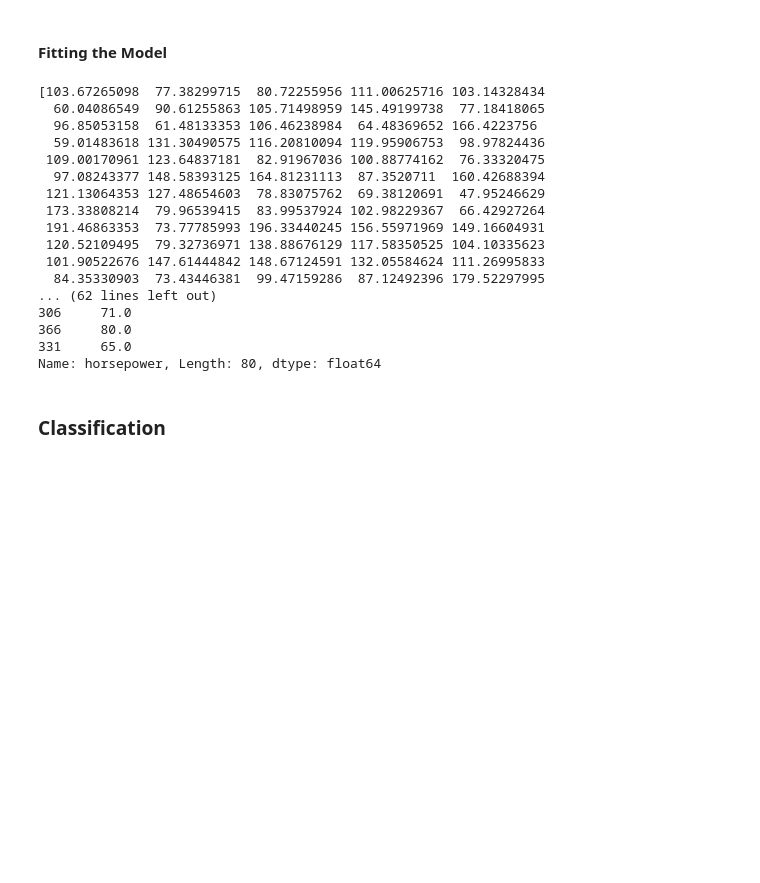
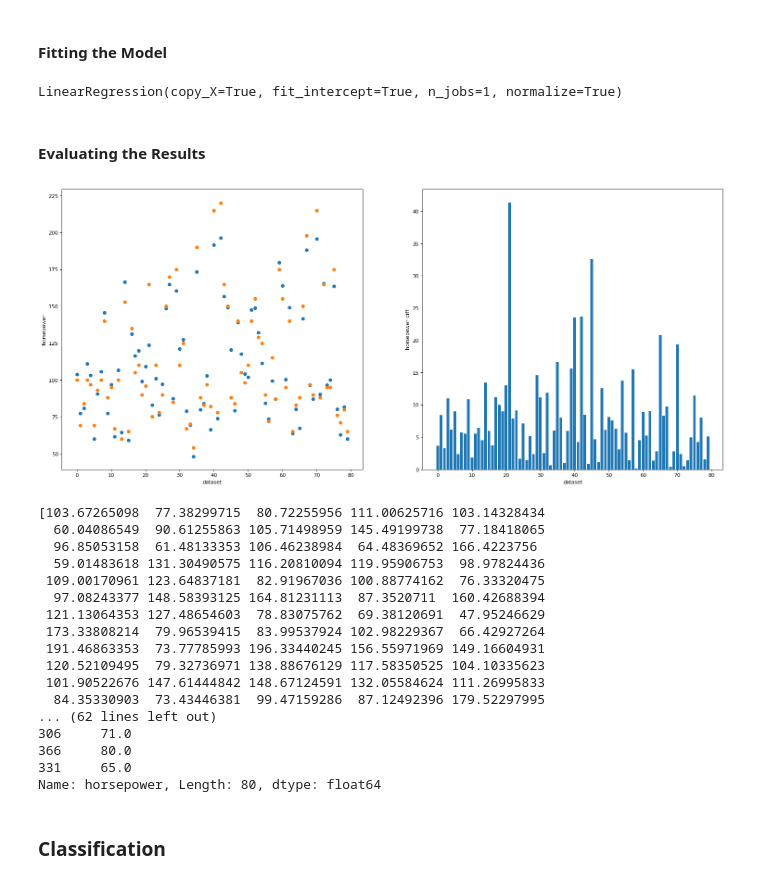
Before and after one commit to nikwlf/dswithcars, a Jupyter notebook: dscars.ipynb, the cells around one changed output. Cells and saved outputs as stored; diff of their text form; code cells hidden in the pictures; blank space fills up the shorter version.

Commit message:
diagrams for predicted test results

```diff
--- a/dscars.ipynb
+++ b/dscars.ipynb
@@ -234,29 +231,50 @@ lr = LinearRegression(normalize=True)
 
 # fitting model to training data
 lr.fit(X_train, y_train)
-
-# predicting for test data
-y_pred = lr.predict(X_test)
-
-print(y_pred)
-print(y_test)
 # %% [output]
-[103.67265098  77.38299715  80.72255956 111.00625716 103.14328434
-  60.04086549  90.61255863 105.71498959 145.49199738  77.18418065
-  96.85053158  61.48133353 106.46238984  64.48369652 166.4223756
-  59.01483618 131.30490575 116.20810094 119.95906753  98.97824436
- 109.00170961 123.64837181  82.91967036 100.88774162  76.33320475
-  97.08243377 148.58393125 164.81231113  87.3520711  160.42688394
- 121.13064353 127.48654603  78.83075762  69.38120691  47.95246629
- 173.33808214  79.96539415  83.99537924 102.98229367  66.42927264
- 191.46863353  73.77785993 196.33440245 156.55971969 149.16604931
- 120.52109495  79.32736971 138.88676129 117.58350525 104.10335623
- 101.90522676 147.61444842 148.67124591 132.05584624 111.26995833
-  84.35330903  73.43446381  99.47159286  87.12492396 179.52297995
-... (62 lines left out)
-306     71.0
-366     80.0
-331     65.0
-Name: horsepower, Length: 80, dtype: float64
+LinearRegression(copy_X=True, fit_intercept=True, n_jobs=1, normalize=True)
+# %% [markdown]
+#### Evaluating the Results
+# %%
+
+# predicting for test data
+y_pred = lr.predict(X_test)
+# TODO.........
+
+fig = plt.figure(figsize=(23, 10), dpi= 80, facecolor='w', edgecolor='k')
+plt.subplot(121)
+plt.scatter(np.arange(len(y_pred)),y_pred)
+plt.scatter(np.arange(len(y_pred)),y_test)
+plt.xlabel('dataset')
+plt.ylabel('horsepower')
+
+plt.subplot(122)
+plt.bar(np.arange(len(y_pred)),np.abs(y_pred-y_test))
+plt.xlabel('dataset')
+plt.ylabel('horsepower diff')
+
+plt.show()
+
+print(y_pred)
+print(y_test)
+# %% [output]
+[figure, added]
+[103.67265098  77.38299715  80.72255956 111.00625716 103.14328434
+  60.04086549  90.61255863 105.71498959 145.49199738  77.18418065
+  96.85053158  61.48133353 106.46238984  64.48369652 166.4223756
+  59.01483618 131.30490575 116.20810094 119.95906753  98.97824436
+ 109.00170961 123.64837181  82.91967036 100.88774162  76.33320475
+  97.08243377 148.58393125 164.81231113  87.3520711  160.42688394
+ 121.13064353 127.48654603  78.83075762  69.38120691  47.95246629
+ 173.33808214  79.96539415  83.99537924 102.98229367  66.42927264
+ 191.46863353  73.77785993 196.33440245 156.55971969 149.16604931
+ 120.52109495  79.32736971 138.88676129 117.58350525 104.10335623
+ 101.90522676 147.61444842 148.67124591 132.05584624 111.26995833
+  84.35330903  73.43446381  99.47159286  87.12492396 179.52297995
+... (62 lines left out)
+306     71.0
+366     80.0
+331     65.0
+Name: horsepower, Length: 80, dtype: float64
 # %% [markdown]
 ### Classification
```
Also changed, not shown: parts of 1 cell of this notebook.
